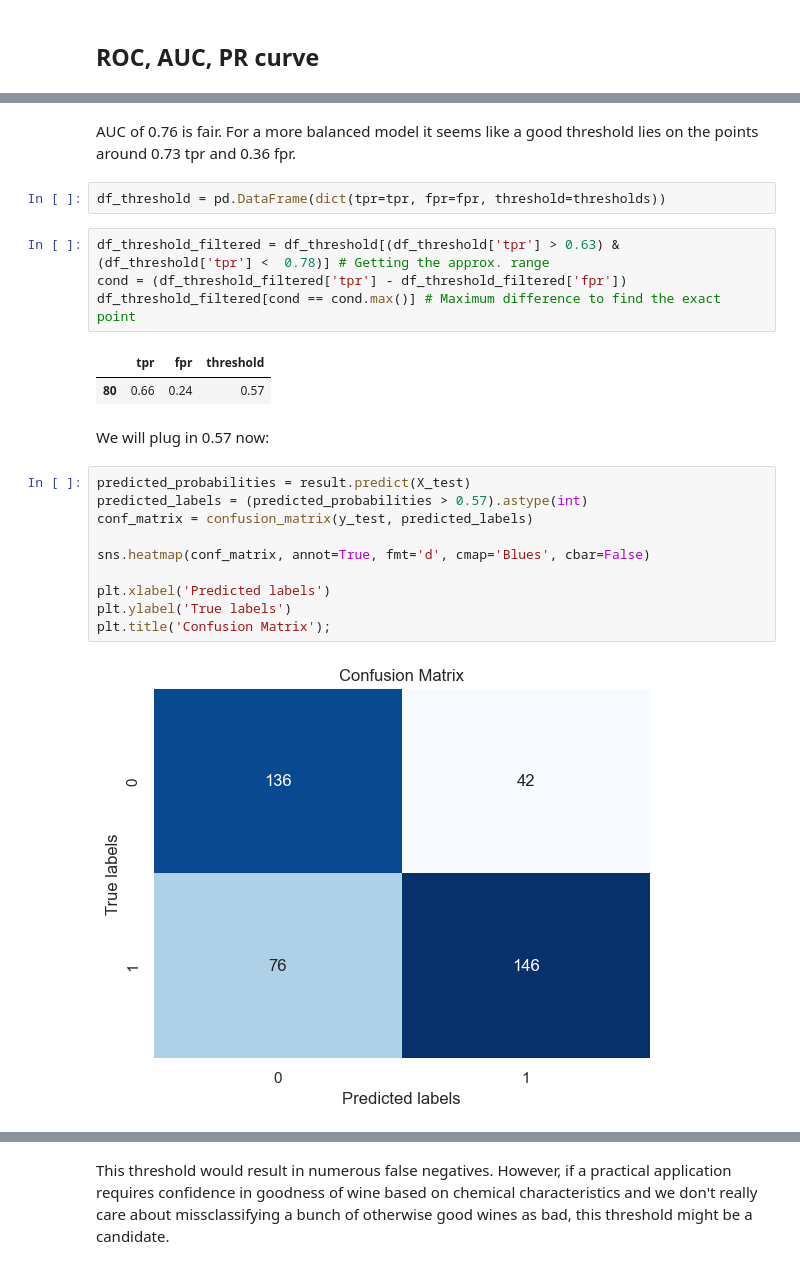
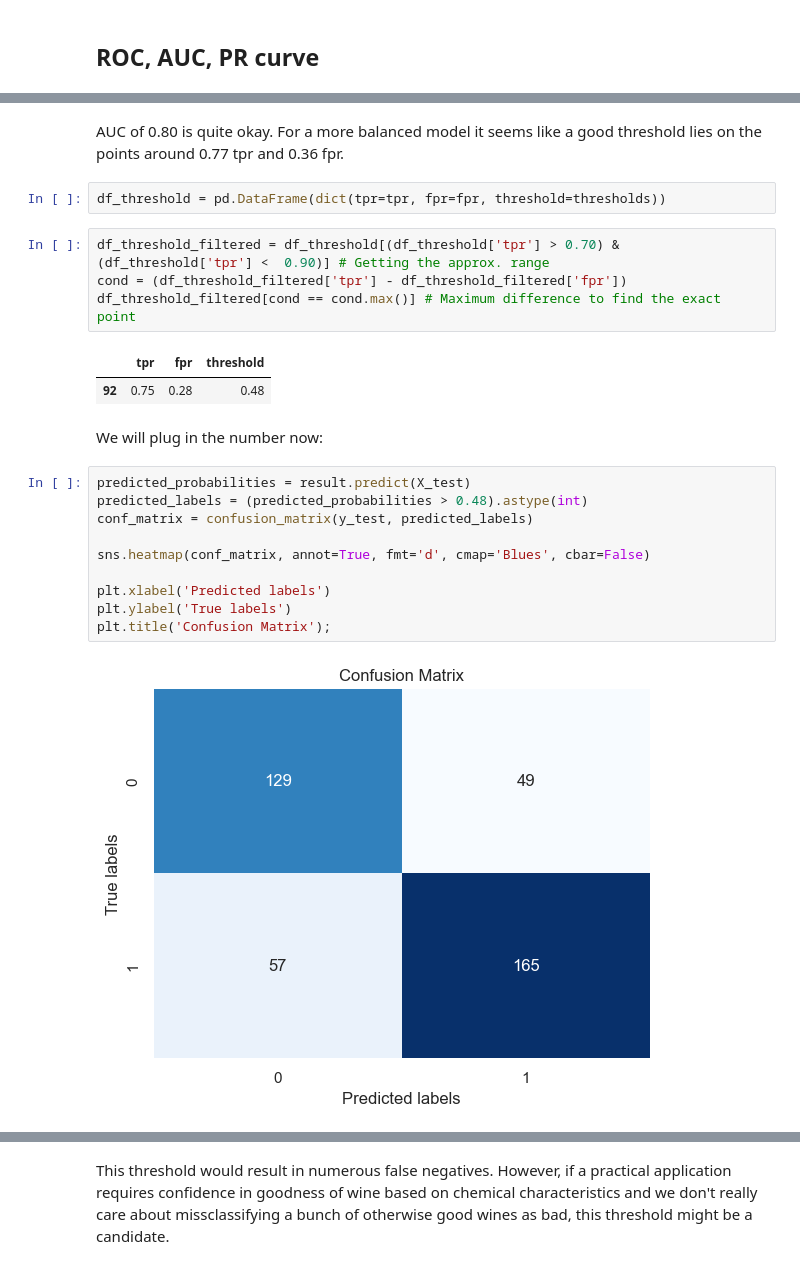
Before and after one commit to Jpooouks/wine_quality_prediction, a Jupyter notebook: Red Wine Quality Project.ipynb, the cells around one changed output, grey strips where cells are left out. Drawn from its saved outputs; the diff is of its cells as text.

```diff
--- a/Red Wine Quality Project.ipynb
+++ b/Red Wine Quality Project.ipynb
@@ -791,26 +794,26 @@ plt.legend(loc="lower right");
 # %% [markdown]
-AUC of 0.76 is fair. For a more balanced model it seems like a good threshold lies on the points around 0.73 tpr and 0.36 fpr.
+AUC of 0.80 is quite okay. For a more balanced model it seems like a good threshold lies on the points around 0.77 tpr and 0.36 fpr.
 # %%
 df_threshold = pd.DataFrame(dict(tpr=tpr, fpr=fpr, threshold=thresholds))
 # %%
-df_threshold_filtered = df_threshold[(df_threshold['tpr'] > 0.63) & (df_threshold['tpr'] <  0.78)] # Getting the approx. range
+df_threshold_filtered = df_threshold[(df_threshold['tpr'] > 0.70) & (df_threshold['tpr'] <  0.90)] # Getting the approx. range
 cond = (df_threshold_filtered['tpr'] - df_threshold_filtered['fpr'])
 df_threshold_filtered[cond == cond.max()] # Maximum difference to find the exact point
 # %% [output]
 |  | tpr | fpr | threshold |
-| 80 | 0.66 | 0.24 | 0.57 |
+| 92 | 0.75 | 0.28 | 0.48 |
 # %% [markdown]
-We will plug in 0.57 now:
+We will plug in the number now:
 # %%
 predicted_probabilities = result.predict(X_test)
-predicted_labels = (predicted_probabilities > 0.57).astype(int)
+predicted_labels = (predicted_probabilities > 0.48).astype(int)
 conf_matrix = confusion_matrix(y_test, predicted_labels)
 
 sns.heatmap(conf_matrix, annot=True, fmt='d', cmap='Blues', cbar=False)
 
 plt.xlabel('Predicted labels')
 plt.ylabel('True labels')
 plt.title('Confusion Matrix');
 # %% [output]
-[figure, old version]
+[figure, new version]
 # %%
```
Also changed, not shown: parts of 29 cells of this notebook.
